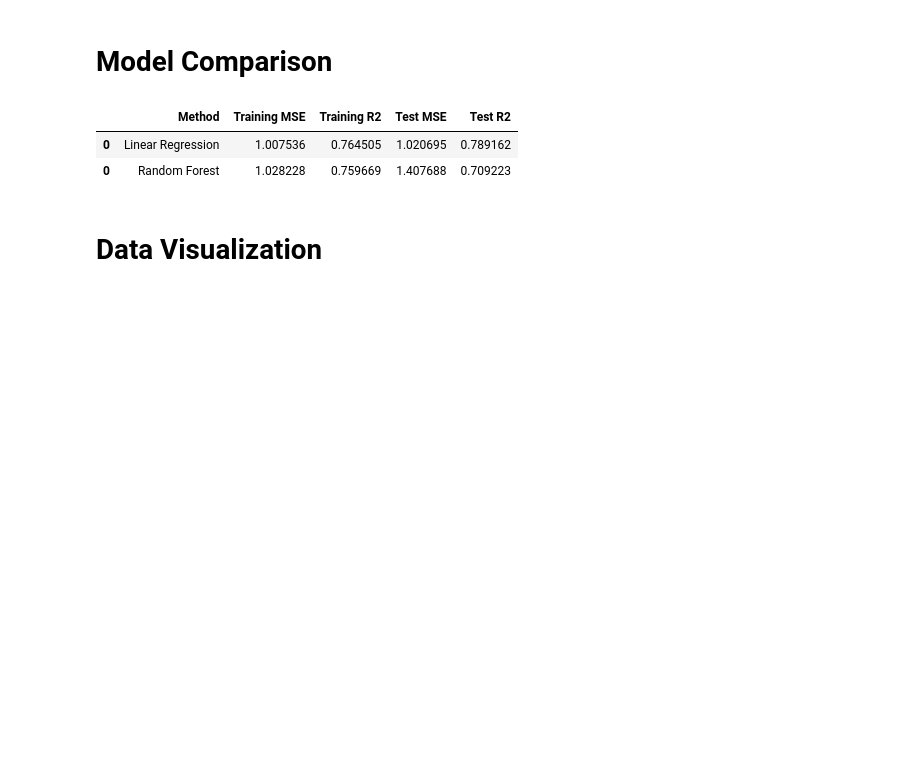
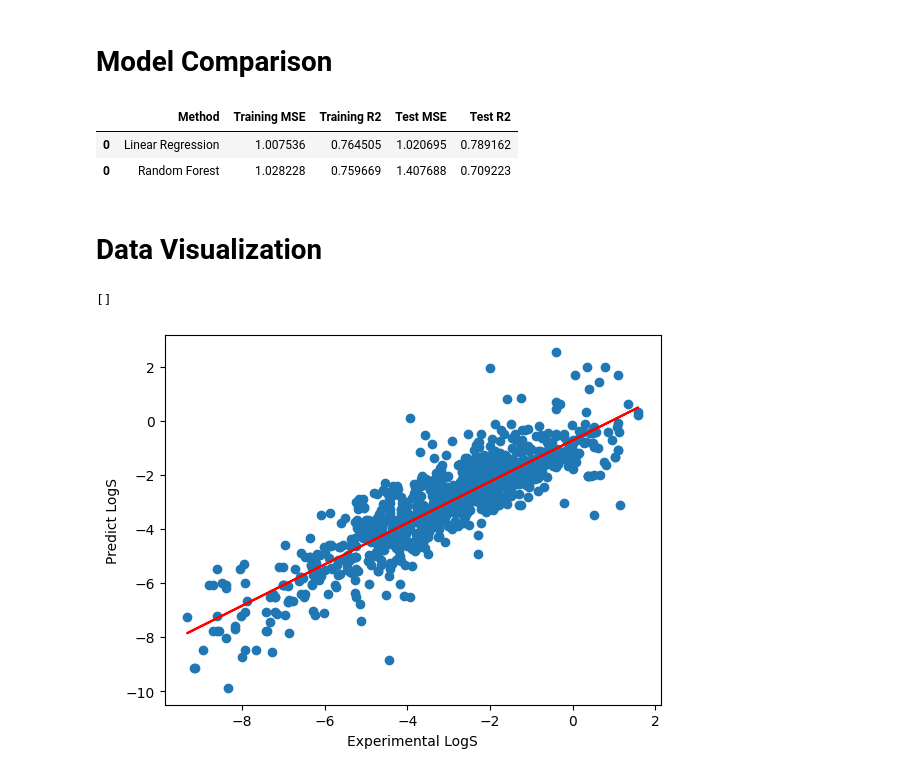
Before and after one commit to Pubudu-98/Colab, a Jupyter notebook: Building_ML_Model.ipynb, the cells around one changed output. Cells and saved outputs as stored; diff of their text form; code cells hidden in the pictures; blank space fills up the shorter version.

```diff
--- a/Building_ML_Model.ipynb
+++ b/Building_ML_Model.ipynb
@@ -220,0 +224,11 @@ df_models
+# %%
+plt.scatter(x=y_train, y=y_lr_train_pred)
+z = np.polyfit(y_train, y_lr_train_pred, 1)
+p = np.poly1d(z)
+plt.plot(y_train, p(y_train), color='red')
+plt.ylabel('Predict LogS')
+plt.xlabel('Experimental LogS')
+plt.plot()
+# %% [output]
+[]
+[figure, added]
```
Also changed, not shown: parts of 1 cell of this notebook.
